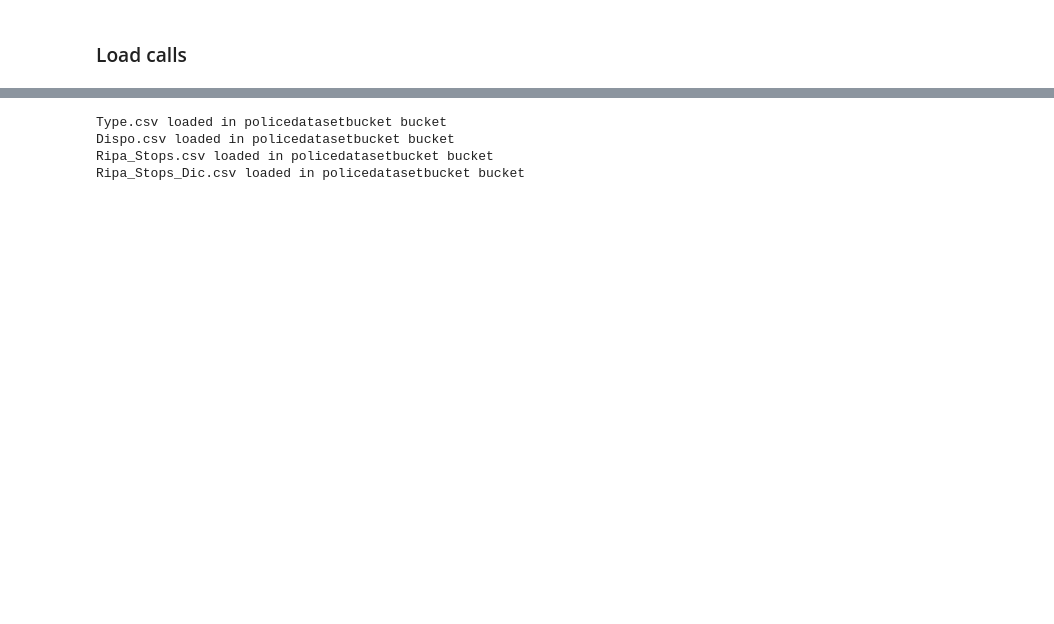
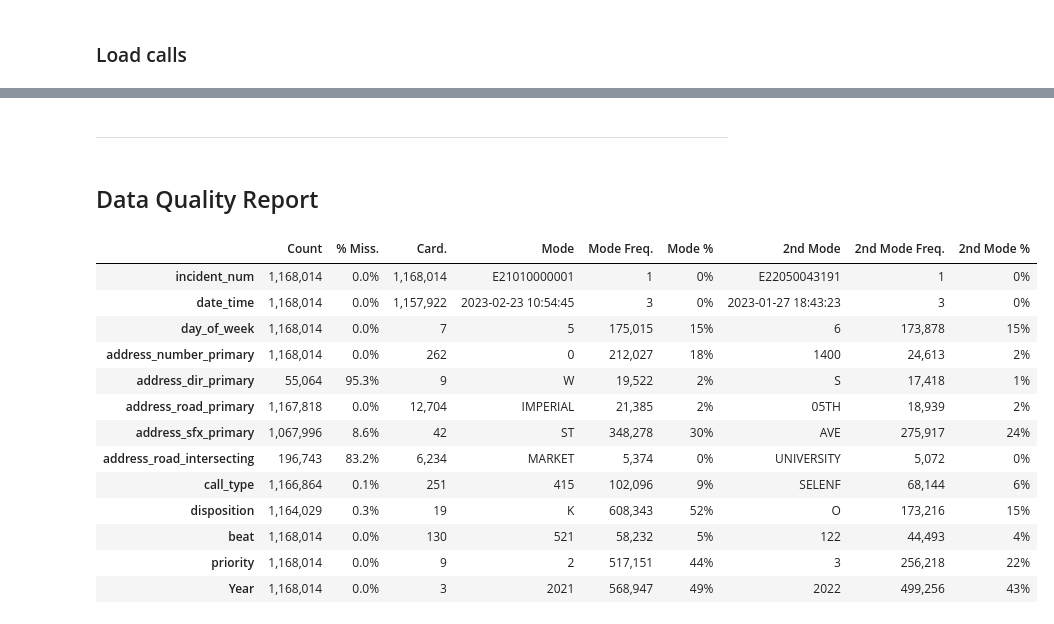
Before and after one commit to zalvatore/Predicting_Police_Activity, a Jupyter notebook: ingestion.ipynb, the cells around one changed output, grey strips where cells are left out. Saved outputs shown, nothing was run; the diff lists cells and outputs as text; code cells hidden in the pictures; blank space fills up the shorter version.

Commit message:
Time Series

```diff
--- a/ingestion.ipynb
+++ b/ingestion.ipynb
@@ -63,6 +66,6 @@ def Get_Data(year):
     return df
 # %%
 # List of years since 2018
-Years = list(range(2018,datetime.now().year+1))
+Years = list(range(2021,datetime.now().year+1))
 Years
 # %% [output]
@@ -107,0 +91,2 @@ def URL_2_Bucket(url,file_name):
+# %%
+sdpd_calls = sdpd_calls.drop(['address_dir_intersecting', 'address_sfx_intersecting'], axis=1)
@@ -110,13 +97,3 @@ type_url = f"http://seshat.datasd.org/pd/pd_cfs_calltypes_datasd.csv"
 dipo_url = f"http://seshat.datasd.org/pd/pd_dispo_codes_datasd.csv"
 ripa_stops_url = "https://seshat.datasd.org/pd/ripa_stops_datasd.csv"
 ripa_stops_dic = "https://seshat.datasd.org/pd/ripa_stops_dictionary_datasd.csv"
-# %%
-URL_2_Bucket(type_url,'Type')
-URL_2_Bucket(dipo_url,'Dispo')
-URL_2_Bucket(ripa_stops_url,'Ripa_Stops')
-URL_2_Bucket(ripa_stops_dic,'Ripa_Stops_Dic')
-# %% [output]
-Type.csv loaded in policedatasetbucket bucket
-Dispo.csv loaded in policedatasetbucket bucket
-Ripa_Stops.csv loaded in policedatasetbucket bucket
-Ripa_Stops_Dic.csv loaded in policedatasetbucket bucket
@@ -122,0 +105,4 @@ Ripa_Stops_Dic.csv loaded in policedatasetbucket bucket
+# %% [markdown]
+***
+# %% [markdown]
+## Data Quality Report
@@ -122,0 +180,18 @@ Ripa_Stops_Dic.csv loaded in policedatasetbucket bucket
+# %%
+DQR_Calls = Data_Quality_Report(sdpd_calls)
+DQR_Calls
+# %% [output]
+|  | Count | % Miss. | Card. | Mode | Mode Freq. | Mode % | 2nd Mode | 2nd Mode Freq. | 2nd Mode % |
+| incident_num | 1,168,014 | 0.0% | 1,168,014 | E21010000001 | 1 | 0% | E22050043191 | 1 | 0% |
+| date_time | 1,168,014 | 0.0% | 1,157,922 | 2023-02-23 10:54:45 | 3 | 0% | 2023-01-27 18:43:23 | 3 | 0% |
+| day_of_week | 1,168,014 | 0.0% | 7 | 5 | 175,015 | 15% | 6 | 173,878 | 15% |
+| address_number_primary | 1,168,014 | 0.0% | 262 | 0 | 212,027 | 18% | 1400 | 24,613 | 2% |
+| address_dir_primary | 55,064 | 95.3% | 9 | W | 19,522 | 2% | S | 17,418 | 1% |
+| address_road_primary | 1,167,818 | 0.0% | 12,704 | IMPERIAL | 21,385 | 2% | 05TH | 18,939 | 2% |
+| address_sfx_primary | 1,067,996 | 8.6% | 42 | ST | 348,278 | 30% | AVE | 275,917 | 24% |
+| address_road_intersecting | 196,743 | 83.2% | 6,234 | MARKET | 5,374 | 0% | UNIVERSITY | 5,072 | 0% |
+| call_type | 1,166,864 | 0.1% | 251 | 415 | 102,096 | 9% | SELENF | 68,144 | 6% |
+| disposition | 1,164,029 | 0.3% | 19 | K | 608,343 | 52% | O | 173,216 | 15% |
+| beat | 1,168,014 | 0.0% | 130 | 521 | 58,232 | 5% | 122 | 44,493 | 4% |
+| priority | 1,168,014 | 0.0% | 9 | 2 | 517,151 | 44% | 3 | 256,218 | 22% |
+| Year | 1,168,014 | 0.0% | 3 | 2021 | 568,947 | 49% | 2022 | 499,256 | 43% |
```
Also changed, not shown: parts of 28 cells of this notebook.
